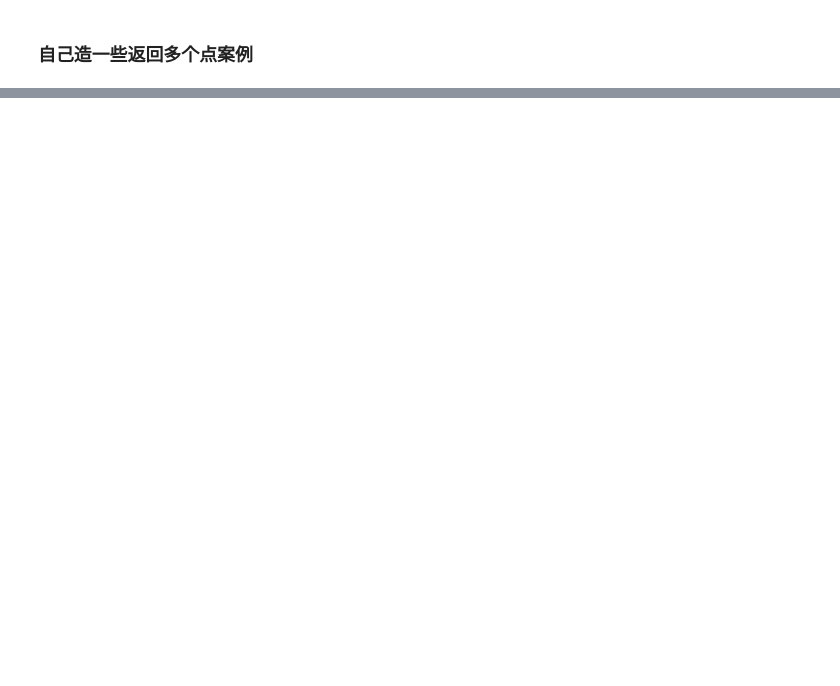
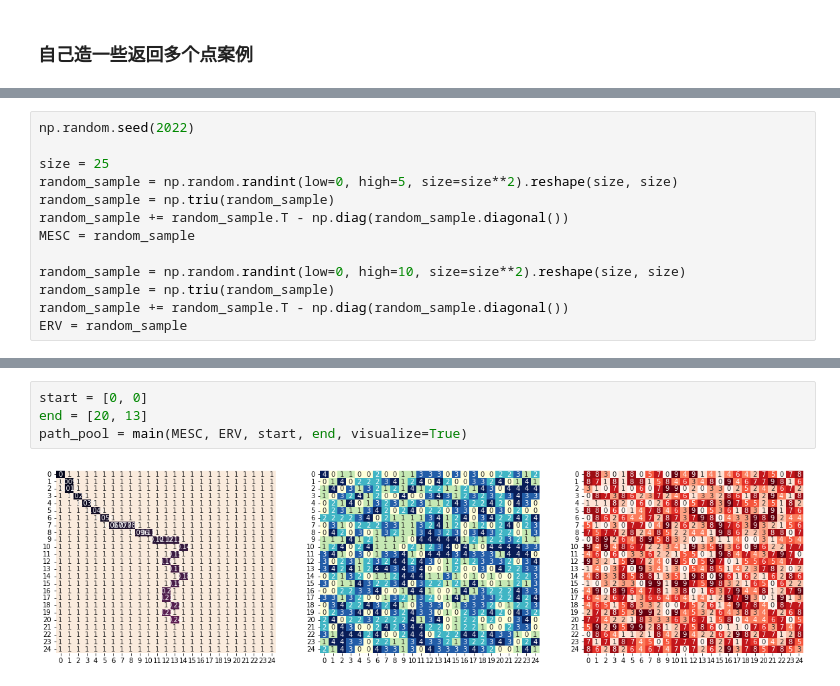
Before and after one commit to PANDASANG1231/landscape-ecological-network-optimization, a Jupyter notebook: src/002.greedy_search.ipynb, the cells around one changed output, grey strips where cells are left out. Cells and saved outputs as stored; diff of their text form; blank space fills up the shorter version.

```diff
--- a/src/002.greedy_search.ipynb
+++ b/src/002.greedy_search.ipynb
@@ -245,0 +279,13 @@ visualize(MESC, ERV, path_pool);
+# %%
+np.random.seed(2022)
+
+size = 25
+random_sample = np.random.randint(low=0, high=5, size=size**2).reshape(size, size)
+random_sample = np.triu(random_sample)
+random_sample += random_sample.T - np.diag(random_sample.diagonal())
+MESC = random_sample
+
+random_sample = np.random.randint(low=0, high=10, size=size**2).reshape(size, size)
+random_sample = np.triu(random_sample)
+random_sample += random_sample.T - np.diag(random_sample.diagonal())
+ERV = random_sample
@@ -245,0 +298,6 @@ visualize(MESC, ERV, path_pool);
+# %%
+start = [0, 0]
+end = [20, 13]
+path_pool = main(MESC, ERV, start, end, visualize=True)
+# %% [output]
+[figure, added]
```
Also changed, not shown: parts of 22 cells of this notebook, 4 other files.
